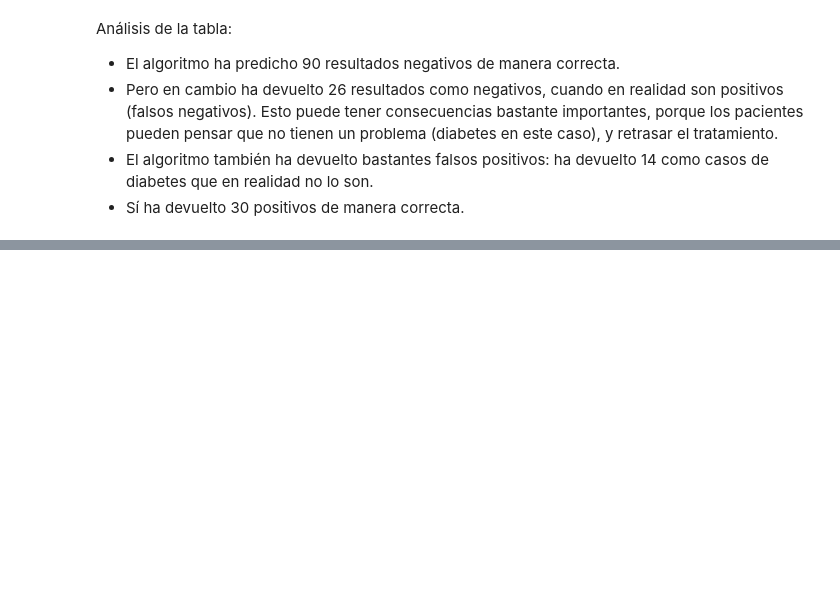
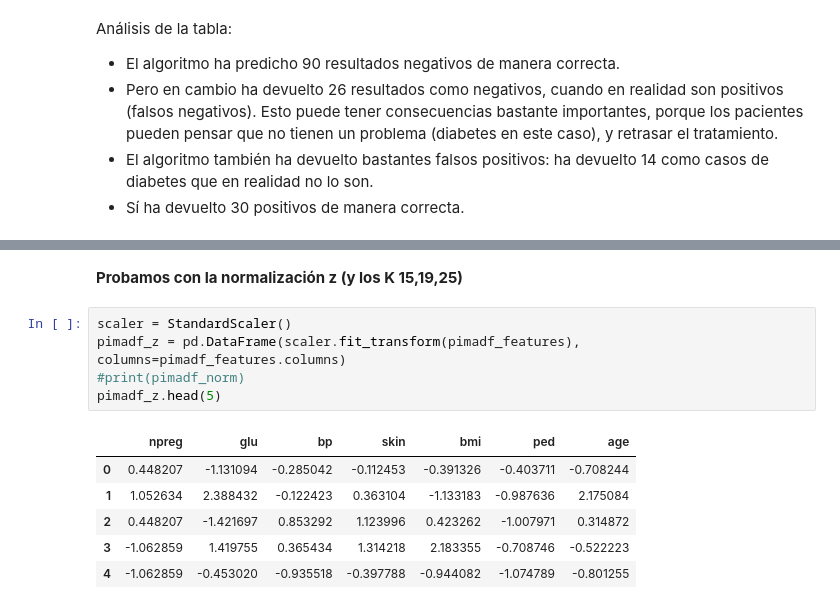
Before and after one commit to fcamadi/masterMLpython, a Jupyter notebook: Tema03/Tema3_Ejercicio.ipynb, the cells around one changed output, grey strips where cells are left out. Cells and saved outputs as stored; diff of their text form; blank space fills up the shorter version.

```diff
--- a/Tema03/Tema3_Ejercicio.ipynb
+++ b/Tema03/Tema3_Ejercicio.ipynb
@@ -194,0 +246,14 @@ Esto puede tener consecuencias bastante importantes, porque los pacientes pueden
+# %% [markdown]
+**Probamos con la normalización z (y los K 15,19,25)**
+# %%
+scaler = StandardScaler()
+pimadf_z = pd.DataFrame(scaler.fit_transform(pimadf_features), columns=pimadf_features.columns)
+#print(pimadf_norm)
+pimadf_z.head(5)
+# %% [output]
+|  | npreg | glu | bp | skin | bmi | ped | age |
+| 0 | 0.448207 | -1.131094 | -0.285042 | -0.112453 | -0.391326 | -0.403711 | -0.708244 |
+| 1 | 1.052634 | 2.388432 | -0.122423 | 0.363104 | -1.133183 | -0.987636 | 2.175084 |
+| 2 | 0.448207 | -1.421697 | 0.853292 | 1.123996 | 0.423262 | -1.007971 | 0.314872 |
+| 3 | -1.062859 | 1.419755 | 0.365434 | 1.314218 | 2.183355 | -0.708746 | -0.522223 |
+| 4 | -1.062859 | -0.453020 | -0.935518 | -0.397788 | -0.944082 | -1.074789 | -0.801255 |
```
Also changed, not shown: parts of 13 cells of this notebook.
